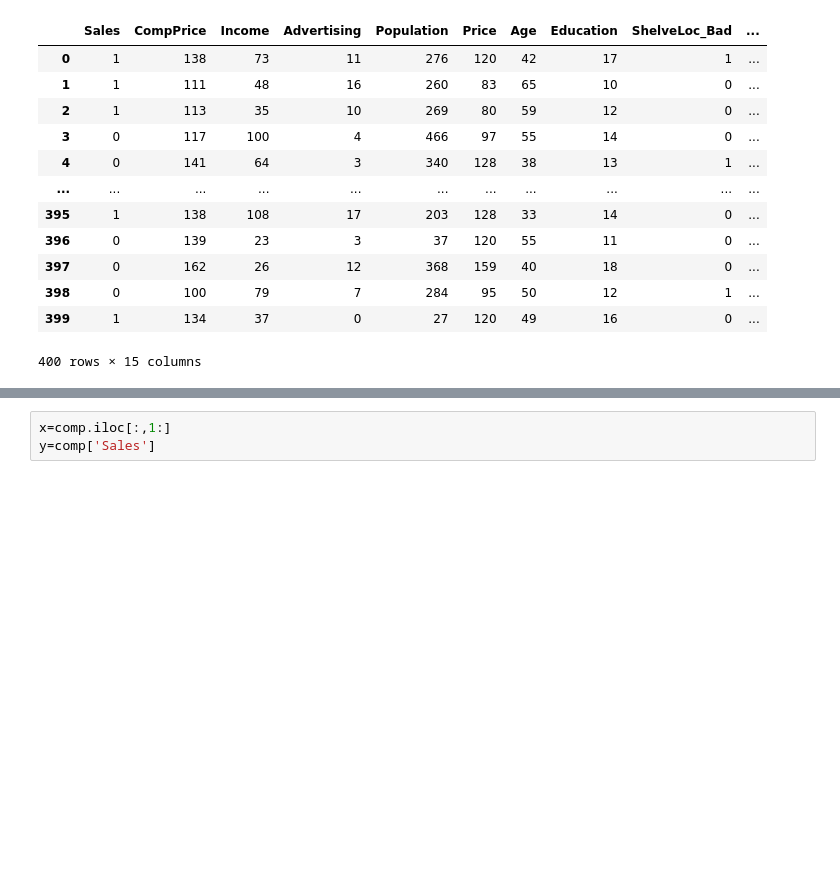
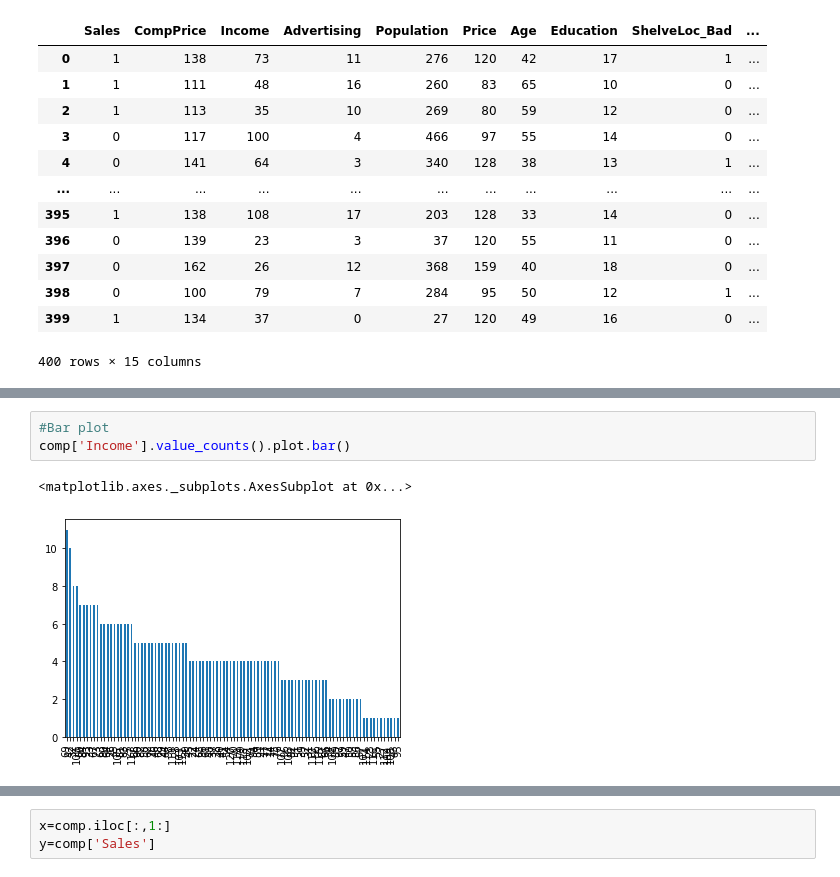
Before and after one commit to RavikantKashyap/DataScience_Python, a Jupyter notebook: Assignment_RandomForest_company.ipynb, the cells around one changed output, grey strips where cells are left out. Drawn from its saved outputs; the diff is of its cells as text; blank space fills up the shorter version.

```diff
--- a/Assignment_RandomForest_company.ipynb
+++ b/Assignment_RandomForest_company.ipynb
@@ -56,0 +108,6 @@ comp
+# %%
+#Bar plot
+comp['Income'].value_counts().plot.bar()
+# %% [output]
+<matplotlib.axes._subplots.AxesSubplot at 0x...>
+[figure, added]
```
Also changed, not shown: parts of 34 cells of this notebook, 1 other file.
